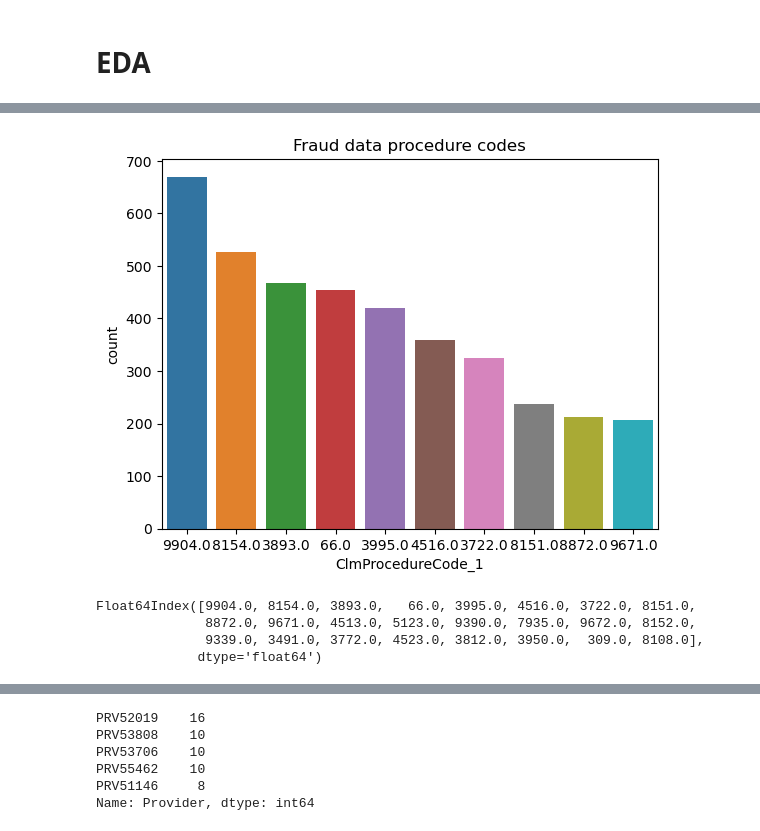
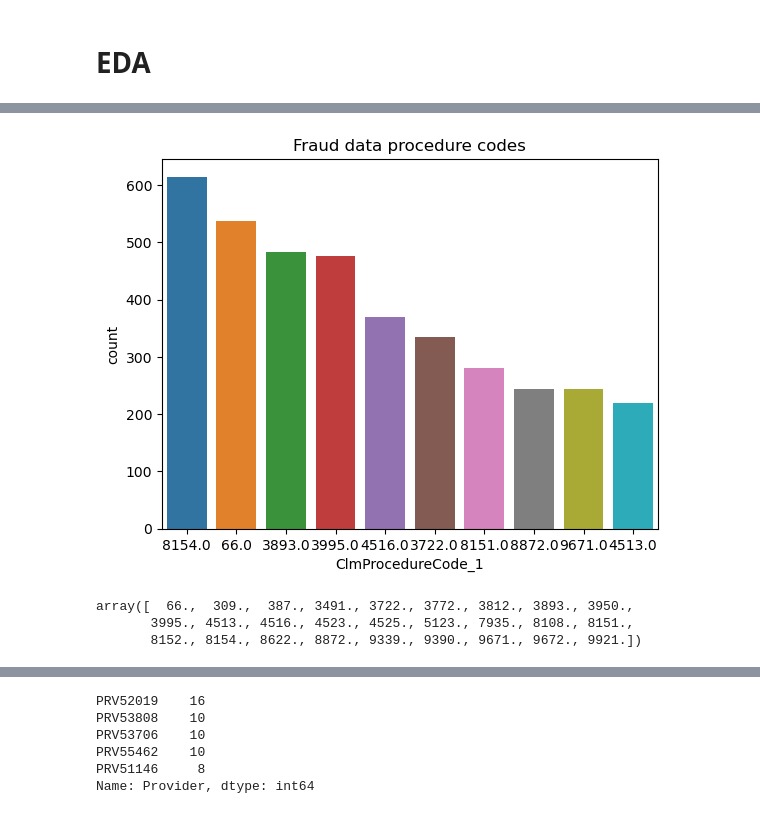
Before and after one commit to ingridchien/medical-provider-fraud-detection, a Jupyter notebook: Analysis.ipynb, the cells around one changed output, grey strips where cells are left out. Cells and saved outputs as stored; diff of their text form; code cells hidden in the pictures.

```diff
--- a/Analysis.ipynb
+++ b/Analysis.ipynb
@@ -121,21 +121,20 @@ if save_figs:
 # %%
 # plot counts of top appearing procedure codes for fraud data
-sns.countplot(x='ClmProcedureCode_1', data=df_nofraud, order=df_nofraud['ClmProcedureCode_1'].value_counts().sort_values(ascending=False).index[1:11])
+sns.countplot(x='ClmProcedureCode_1', data=df_fraud, order=df_fraud['ClmProcedureCode_1'].value_counts().sort_values(ascending=False).index[1:11])
 plt.title('Fraud data procedure codes');
 
 if save_figs:
     plt.savefig('figures/fraud_procedure_codes');
 # %% [output]
-[figure, old version]
+[figure, new version]
 # %%
 # extract important claim codes, which are the unique codes found in the graphs above plus up to the 25th most common code
-important_clm_codes = df_nofraud['ClmProcedureCode_1'].value_counts().index[1:25]
+important_clm_codes = np.unique(np.append(df_nofraud['ClmProcedureCode_1'].value_counts().index[1:25], df_fraud['ClmProcedureCode_1'].value_counts().index[1:25]))
 important_clm_codes
 # %% [output]
-Float64Index([9904.0, 8154.0, 3893.0,   66.0, 3995.0, 4516.0, 3722.0, 8151.0,
-              8872.0, 9671.0, 4513.0, 5123.0, 9390.0, 7935.0, 9672.0, 8152.0,
-              9339.0, 3491.0, 3772.0, 4523.0, 3812.0, 3950.0,  309.0, 8108.0],
-             dtype='float64')
+array([  66.,  309.,  387., 3491., 3722., 3772., 3812., 3893., 3950.,
+       3995., 4513., 4516., 4523., 4525., 5123., 7935., 8108., 8151.,
+       8152., 8154., 8622., 8872., 9339., 9390., 9671., 9672., 9921.])
 # %%
 # plot counts of top appearing procedure codes with side by side bars for fraud vs non fraud
 sns.countplot(x='ClmProcedureCode_1',hue='PotentialFraud',data=df_full, order=df_full['ClmProcedureCode_1'].value_counts().index[1:11]);
```
Also changed, not shown: parts of 27 cells of this notebook.
